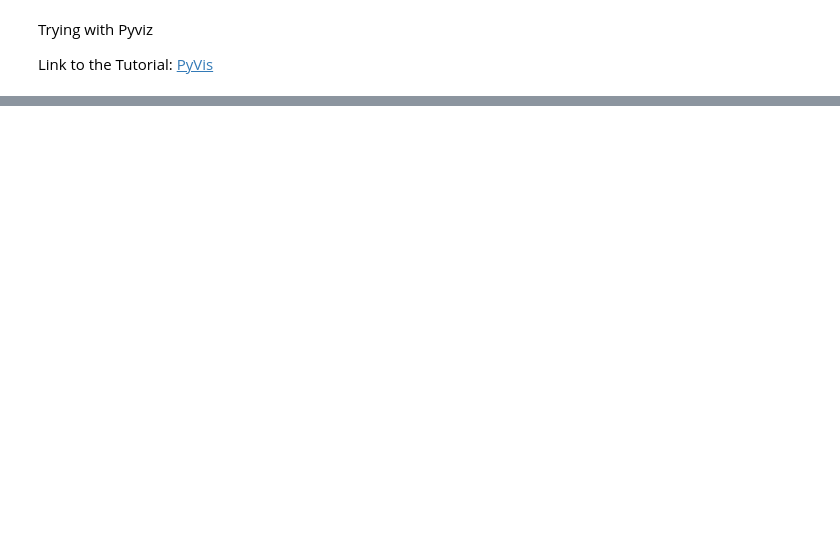
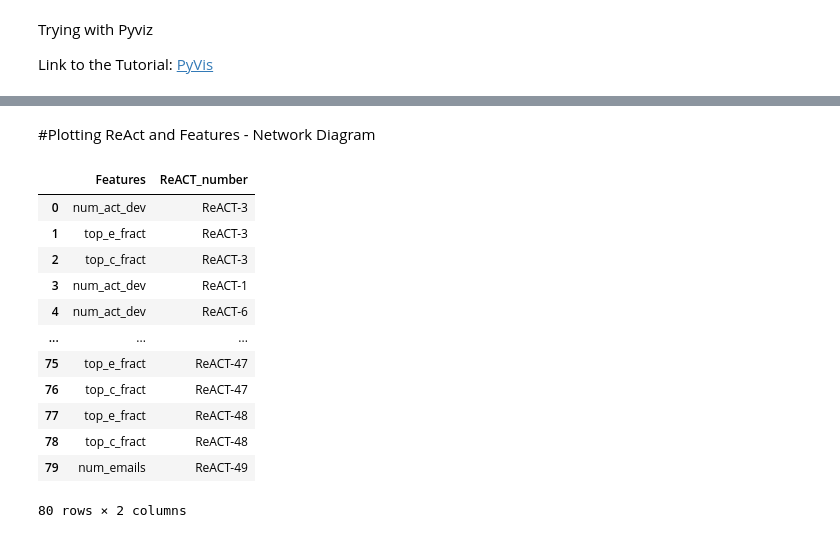
Before and after one commit to Nafiz43/Actionable-Recommendation---OSS, a Jupyter notebook: Interactive_Network_Graph_Sustainability.ipynb, the cells around one changed output, grey strips where cells are left out. Cells and saved outputs as stored; diff of their text form; code cells hidden in the pictures; blank space fills up the shorter version.

```diff
--- a/Interactive_Network_Graph_Sustainability.ipynb
+++ b/Interactive_Network_Graph_Sustainability.ipynb
@@ -30,0 +196,24 @@ def extract_numbers(input_string):
+# %% [markdown]
+#Plotting ReAct and Features - Network Diagram
+# %%
+ReActAndFeature = MainSheet[['ReACT_number', 'Features']]
+
+b = DataFrame(ReActAndFeature.Features.str.split(',').tolist(), index=ReActAndFeature.ReACT_number).stack()
+b = b.reset_index()[[0, 'ReACT_number']]
+b.columns = ['Features', 'ReACT_number'] # renaming var1
+ReActAndFeature  = b
+ReActAndFeature
+# %% [output]
+|  | Features | ReACT_number |
+| 0 | num_act_dev | ReACT-3 |
+| 1 | top_e_fract | ReACT-3 |
+| 2 | top_c_fract | ReACT-3 |
+| 3 | num_act_dev | ReACT-1 |
+| 4 | num_act_dev | ReACT-6 |
+| ... | ... | ... |
+| 75 | top_e_fract | ReACT-47 |
+| 76 | top_c_fract | ReACT-47 |
+| 77 | top_e_fract | ReACT-48 |
+| 78 | top_c_fract | ReACT-48 |
+| 79 | num_emails | ReACT-49 |
+80 rows × 2 columns
```
Also changed, not shown: parts of 18 cells of this notebook.
